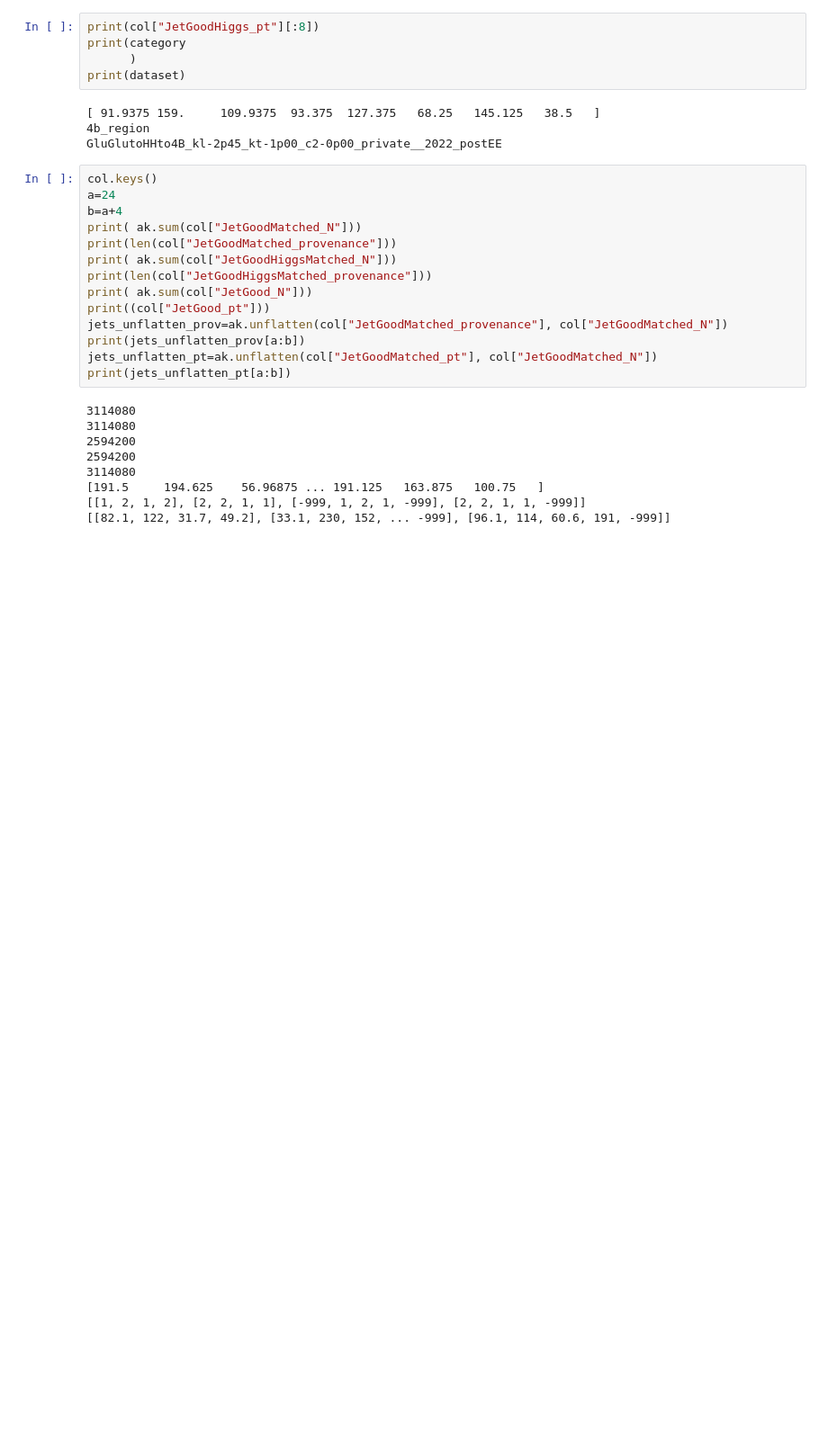
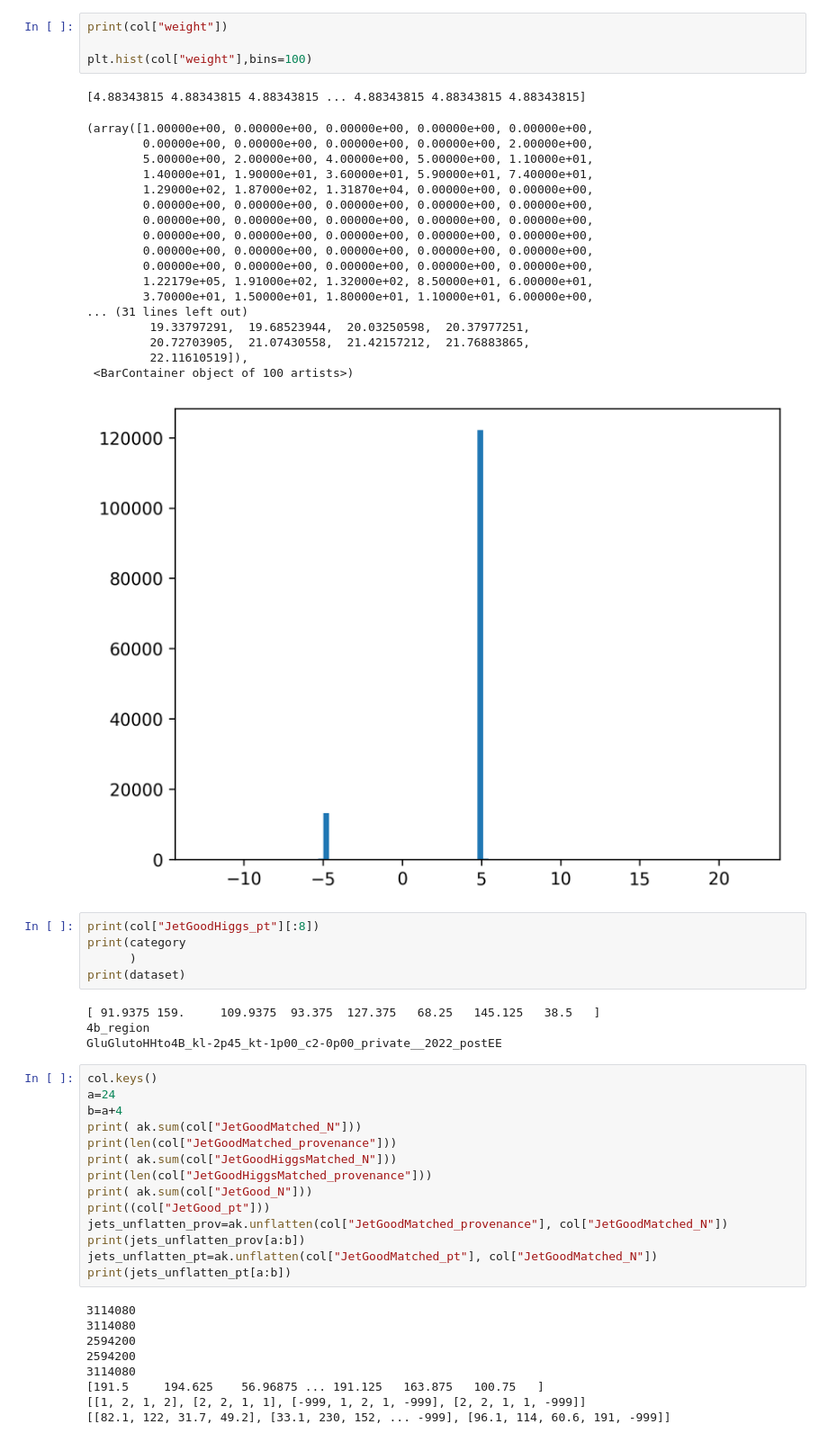
Before and after one commit to PocketCoffea/AnalysisConfigs, a Jupyter notebook: notebooks/load.ipynb, the cells around one changed output. Shown: that part at 90% size. Drawn from its saved outputs; the diff is of its cells as text; blank space fills up the shorter version.

```diff
--- a/notebooks/load.ipynb
+++ b/notebooks/load.ipynb
@@ -89,3 +73,27 @@ IndexError: list index out of range
+# %%
+print(col["weight"])
+
+plt.hist(col["weight"],bins=100)
+# %% [output]
+[4.88343815 4.88343815 4.88343815 ... 4.88343815 4.88343815 4.88343815]
+(array([1.00000e+00, 0.00000e+00, 0.00000e+00, 0.00000e+00, 0.00000e+00,
+        0.00000e+00, 0.00000e+00, 0.00000e+00, 0.00000e+00, 2.00000e+00,
+        5.00000e+00, 2.00000e+00, 4.00000e+00, 5.00000e+00, 1.10000e+01,
+        1.40000e+01, 1.90000e+01, 3.60000e+01, 5.90000e+01, 7.40000e+01,
+        1.29000e+02, 1.87000e+02, 1.31870e+04, 0.00000e+00, 0.00000e+00,
+        0.00000e+00, 0.00000e+00, 0.00000e+00, 0.00000e+00, 0.00000e+00,
+        0.00000e+00, 0.00000e+00, 0.00000e+00, 0.00000e+00, 0.00000e+00,
+        0.00000e+00, 0.00000e+00, 0.00000e+00, 0.00000e+00, 0.00000e+00,
+        0.00000e+00, 0.00000e+00, 0.00000e+00, 0.00000e+00, 0.00000e+00,
+        0.00000e+00, 0.00000e+00, 0.00000e+00, 0.00000e+00, 0.00000e+00,
+        1.22179e+05, 1.91000e+02, 1.32000e+02, 8.50000e+01, 6.00000e+01,
+        3.70000e+01, 1.50000e+01, 1.80000e+01, 1.10000e+01, 6.00000e+00,
+... (31 lines left out)
+         19.33797291,  19.68523944,  20.03250598,  20.37977251,
+         20.72703905,  21.07430558,  21.42157212,  21.76883865,
+         22.11610519]),
+ <BarContainer object of 100 artists>)
+[figure, added]
 # %%
 print(col["JetGoodHiggs_pt"][:8])
 print(category
```
Also changed, not shown: parts of 1 cell of this notebook, 7 other files.
